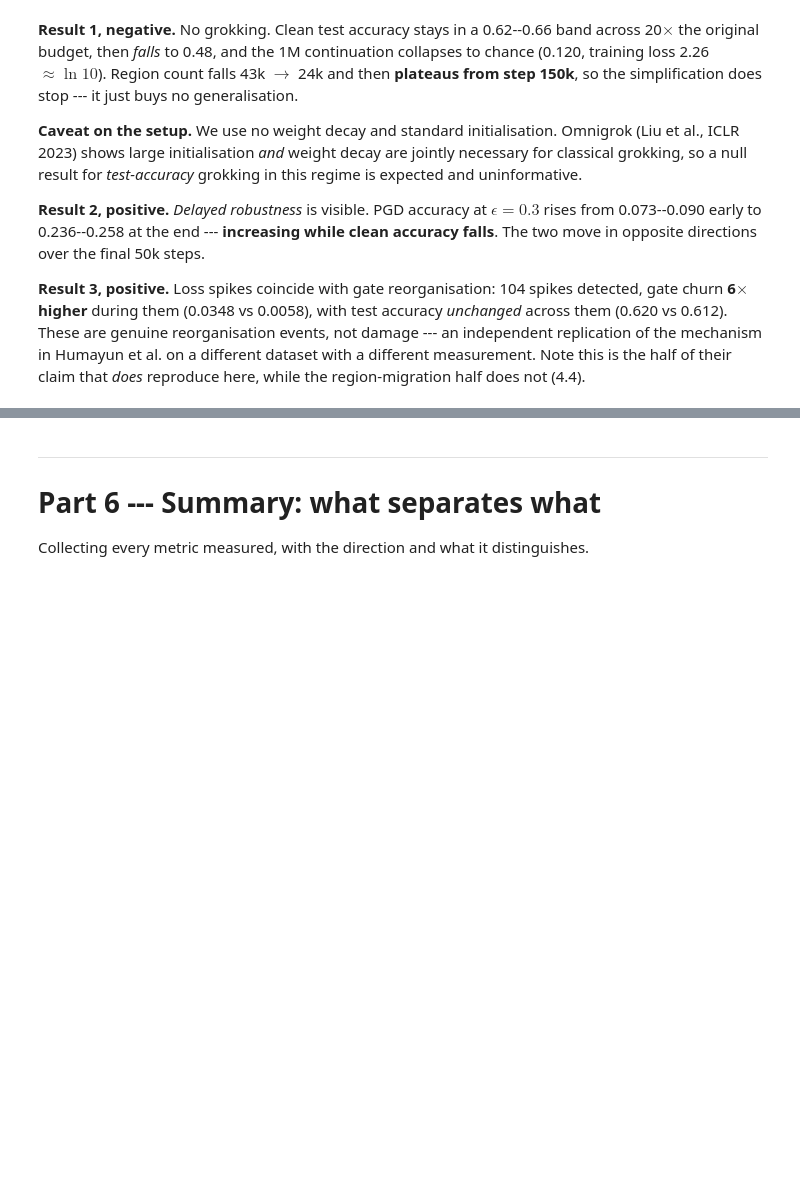
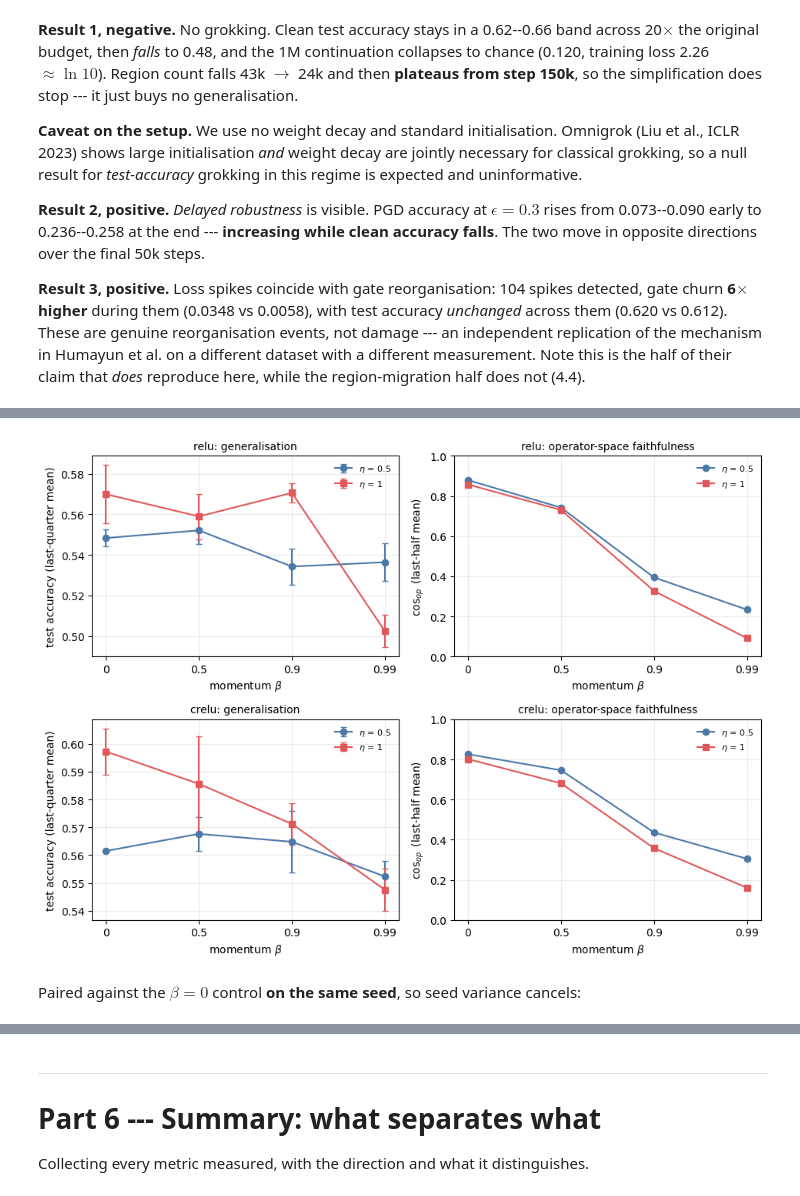
Before and after one commit to Naloween/Operator-Level-optimization, a Jupyter notebook: notebooks/results.ipynb, the cells around one changed output, grey strips where cells are left out. Saved outputs shown, nothing was run; the diff lists cells and outputs as text; code cells hidden in the pictures; blank space fills up the shorter version.

```diff
--- a/notebooks/results.ipynb
+++ b/notebooks/results.ipynb
@@ -904,0 +991,7 @@ does not (4.4).
+# %%
+runs = analysis.load('ref_mnist1d')
+f = analysis.fig_momentum(runs); save(f, 'fig_momentum'); plt.show()
+# %% [output]
+[figure, added]
+# %% [markdown]
+Paired against the $\beta = 0$ control **on the same seed**, so seed variance cancels:
```
Also changed, not shown: parts of 18 cells of this notebook, 23 other files.
